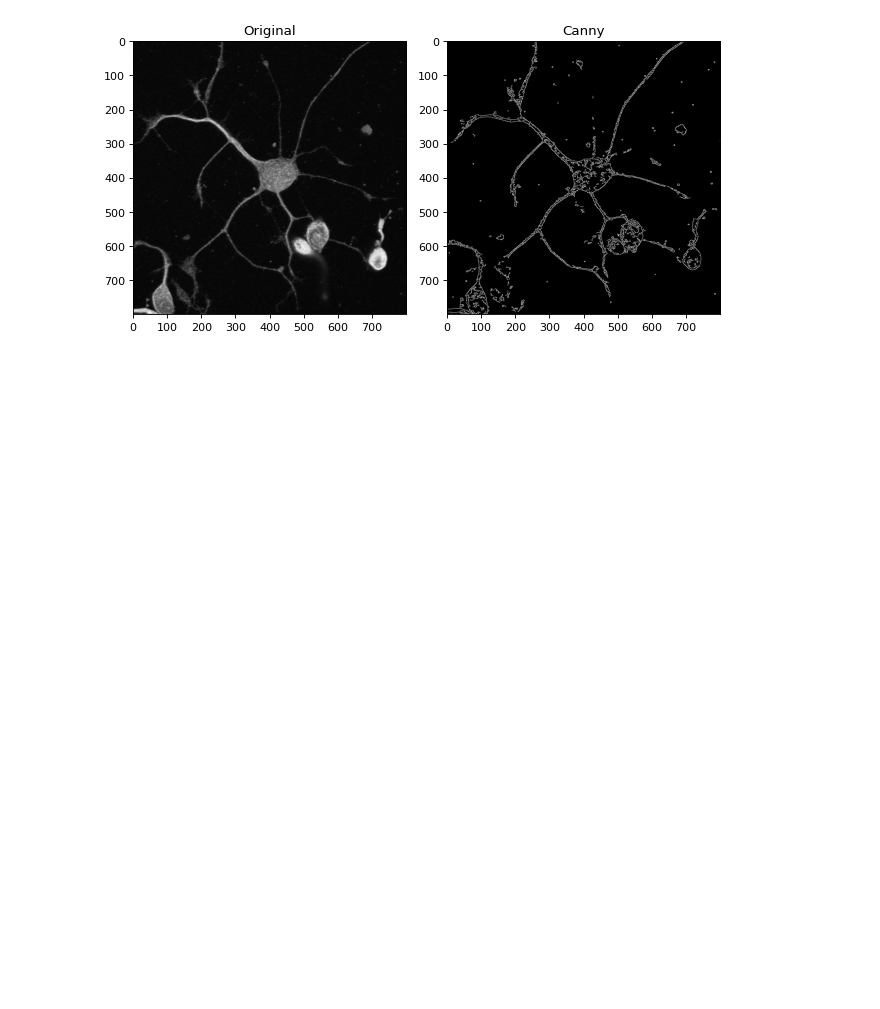
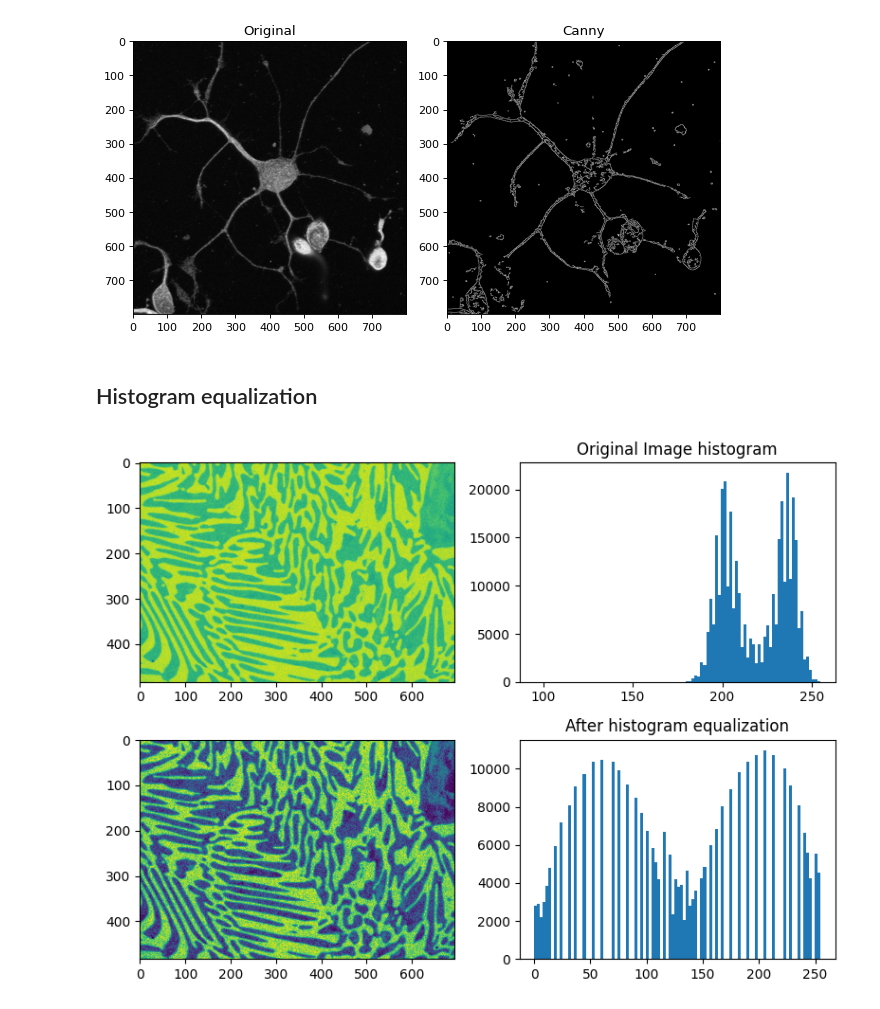
Before and after one commit to RK-IM/ML-contents, a Jupyter notebook: Image_processing/002_opencv_tutorial.ipynb, the cells around one changed output. Drawn from its saved outputs; the diff is of its cells as text; code cells hidden in the pictures; blank space fills up the shorter version.

```diff
--- a/Image_processing/002_opencv_tutorial.ipynb
+++ b/Image_processing/002_opencv_tutorial.ipynb
@@ -125,3 +125,5 @@ plt.tight_layout()
 plt.show()
 # %% [output]
 [figure]
+# %% [markdown]
+## Histogram equalization
@@ -127,0 +134,16 @@ plt.show()
+# %%
+img = cv2.imread("images/Alloy.jpg", 0)
+eq_img = cv2.equalizeHist(img)
+
+fig, axes = plt.subplots(2, 2, figsize=(8, 6))
+axes = axes.ravel()
+axes[0].imshow(img)
+axes[1].hist(img.flatten(), bins=100)
+axes[1].set_title("Original Image histogram")
+axes[2].imshow(eq_img)
+axes[3].hist(eq_img.flatten(), bins=100)
+axes[3].set_title("After histogram equalization")
+plt.tight_layout()
+plt.show()
+# %% [output]
+[figure, added]
```
Also changed, not shown: parts of 16 cells of this notebook.
